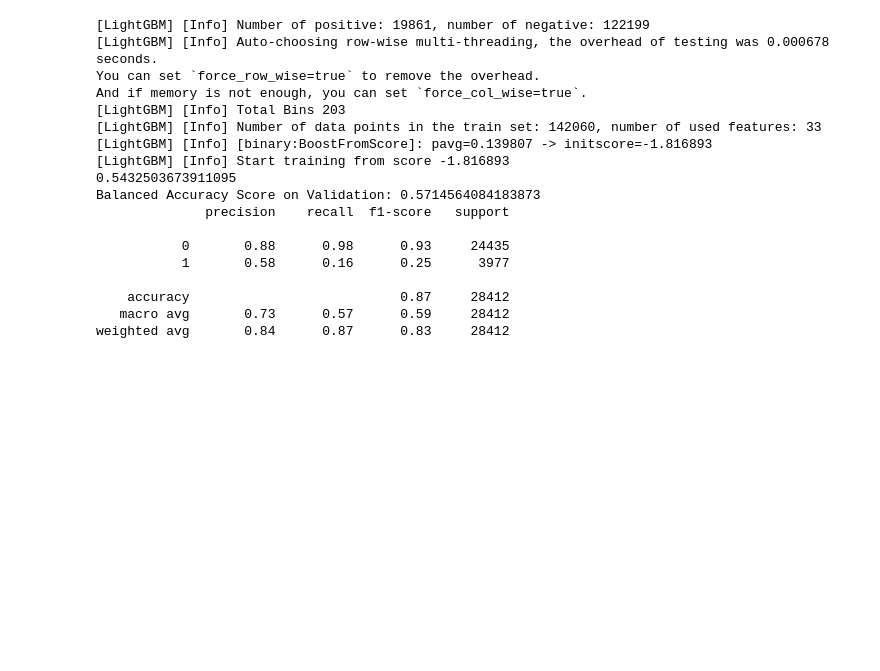
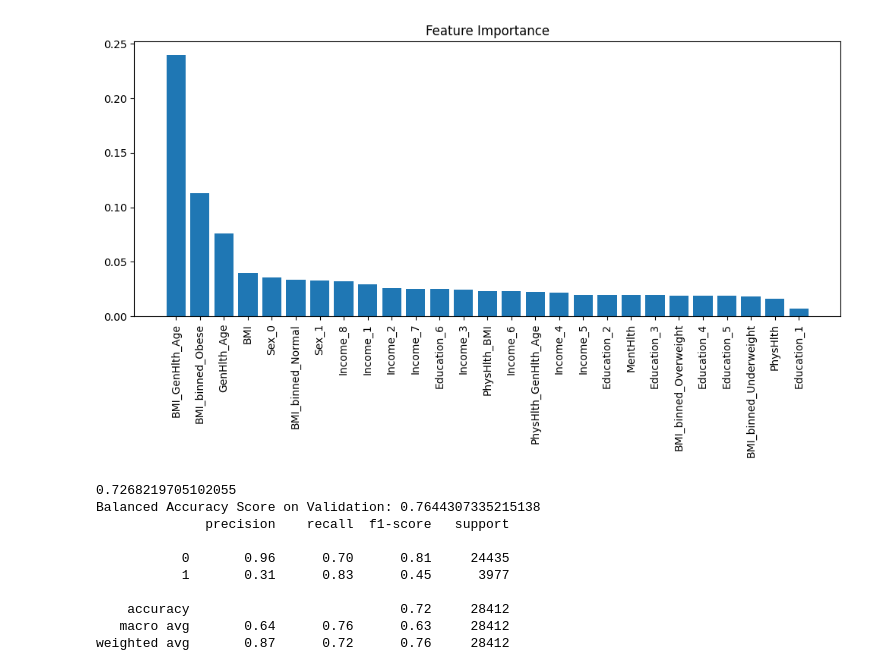
Before and after one commit to williamsaether/DiabetesPrediction-DAT158, a Jupyter notebook: DiabeticPrediction.ipynb, the cells around one changed output. Cells and saved outputs as stored; diff of their text form; code cells hidden in the pictures; blank space fills up the shorter version.

Commit message:
0.76901 score with 0.462 threshold on RandomForest with Feature Engineering and Binning

```diff
--- a/DiabeticPrediction.ipynb
+++ b/DiabeticPrediction.ipynb
@@ -158,5 +191,18 @@ KeyboardInterrupt:
+# %%
+importances = model.named_steps['classifier'].feature_importances_
+feature_names = numerical_cols + list(model.named_steps['preprocessor'].transformers_[1][1].get_feature_names_out())
+sorted_indices = np.argsort(importances)[::-1]
+
+plt.figure(figsize=(10, 6))
+plt.title('Feature Importance')
+plt.bar(range(len(sorted_indices)), importances[sorted_indices], align='center')
+plt.xticks(range(len(sorted_indices)), np.array(feature_names)[sorted_indices], rotation=90)
+plt.tight_layout()
+plt.show()
+# %% [output]
+[figure, added]
 # %%
-model.fit(X_train,y_train)
+
 #
 # joblib.dump(model, 'diabeticPredictor-XGB.joblib')
 # model = joblib.load('diabeticPredictor-XGB.joblib')
@@ -167,7 +213,7 @@ score = balanced_accuracy_score(y_test, predictions)
 print(score)
 # print(classification_report(y_test, predictions))
 
-threshold = 0.46
+threshold = 0.462
 
 y_pred_proba = model.predict_proba(X_apply)[:, 1]
 predictions = (y_pred_proba > threshold).astype(int)
@@ -192,21 +238,13 @@ val_score = balanced_accuracy_score(y_val, val_predictions)
 print(f"Balanced Accuracy Score on Validation: {val_score}")
 print(classification_report(y_val, val_predictions))
 # %% [output]
-[LightGBM] [Info] Number of positive: 19861, number of negative: 122199
-[LightGBM] [Info] Auto-choosing row-wise multi-threading, the overhead of testing was 0.000678 seconds.
-You can set `force_row_wise=true` to remove the overhead.
-And if memory is not enough, you can set `force_col_wise=true`.
-[LightGBM] [Info] Total Bins 203
-[LightGBM] [Info] Number of data points in the train set: 142060, number of used features: 33
-[LightGBM] [Info] [binary:BoostFromScore]: pavg=0.139807 -> initscore=-1.816893
-[LightGBM] [Info] Start training from score -1.816893
-0.5432503673911095
-Balanced Accuracy Score on Validation: 0.5714564084183873
+0.7268219705102055
+Balanced Accuracy Score on Validation: 0.7644307335215138
               precision    recall  f1-score   support
 
-           0       0.88      0.98      0.93     24435
-           1       0.58      0.16      0.25      3977
+           0       0.96      0.70      0.81     24435
+           1       0.31      0.83      0.45      3977
 
-    accuracy                           0.87     28412
-   macro avg       0.73      0.57      0.59     28412
-weighted avg       0.84      0.87      0.83     28412
+    accuracy                           0.72     28412
+   macro avg       0.64      0.76      0.63     28412
+weighted avg       0.87      0.72      0.76     28412
```
Also changed, not shown: parts of 3 cells of this notebook.
